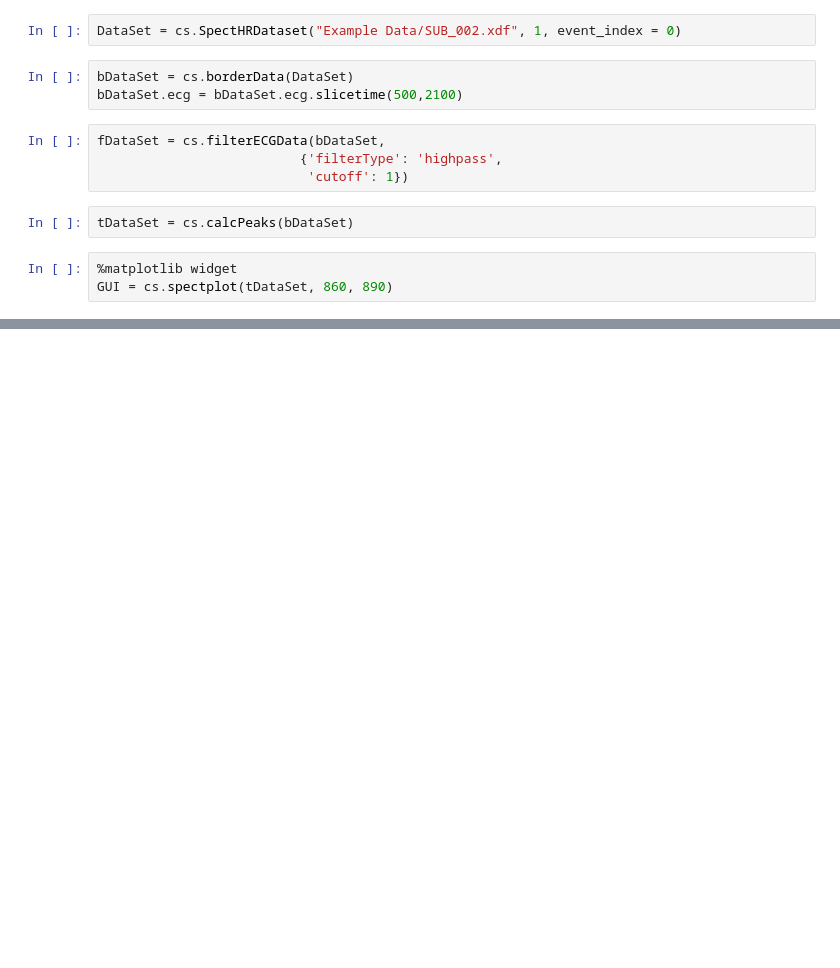
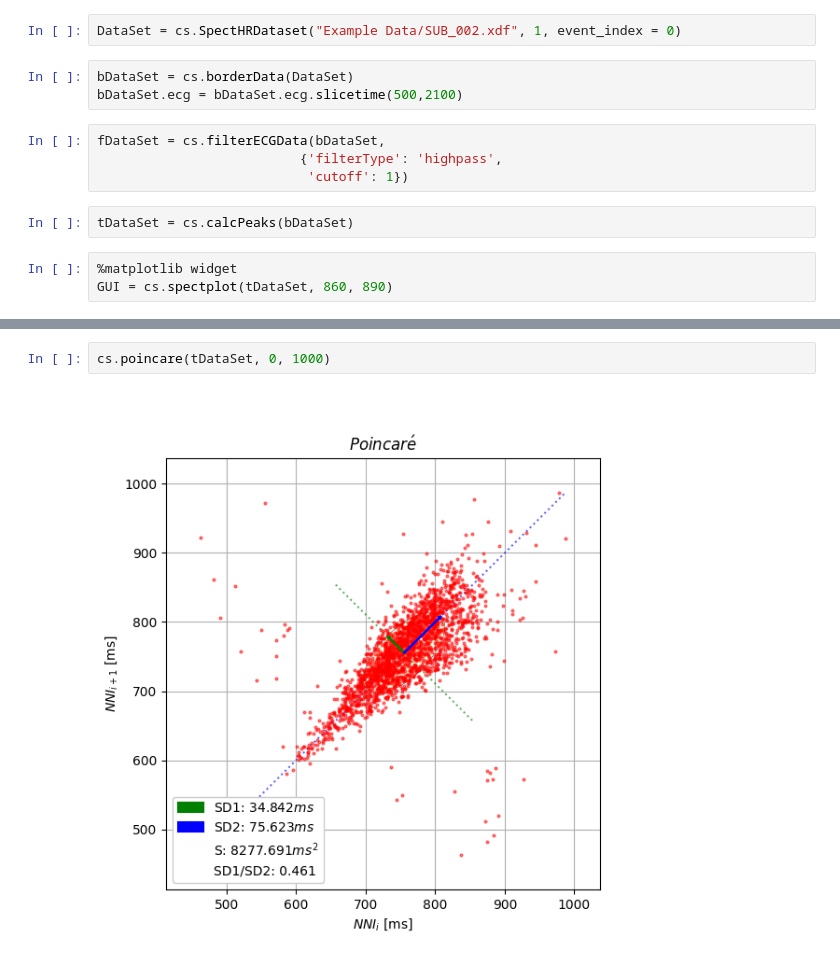
Before and after one commit to ArjanOnGithup/Experimental-Skills, a Jupyter notebook: Development/SpectHR.ipynb, the cells around one changed output, grey strips where cells are left out. Drawn from its saved outputs; the diff is of its cells as text; blank space fills up the shorter version.

```diff
--- a/Development/SpectHR.ipynb
+++ b/Development/SpectHR.ipynb
@@ -23,0 +24,4 @@ GUI
+# %%
+cs.poincare(tDataSet, 0, 1000)
+# %% [output]
+[figure, added]
```
Also changed, not shown: parts of 4 cells of this notebook, 3 other files.
